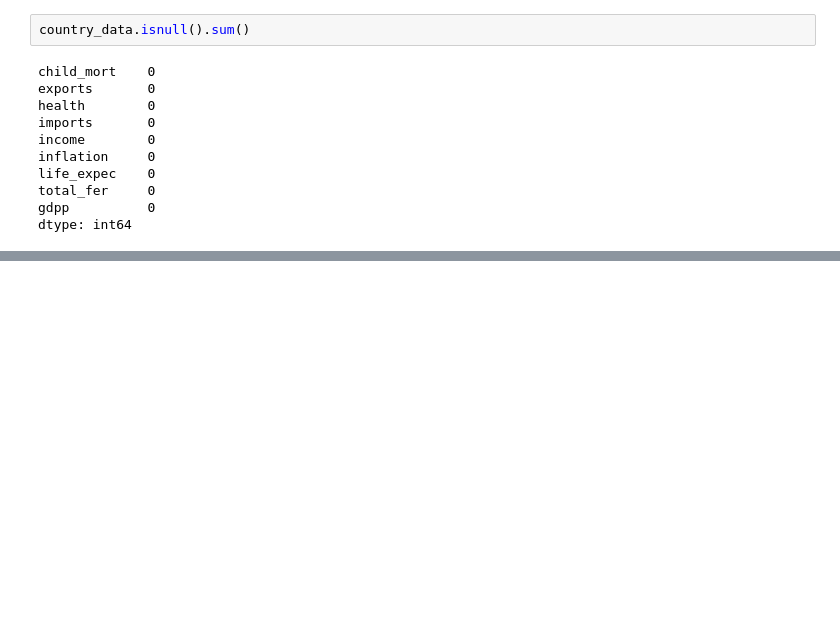
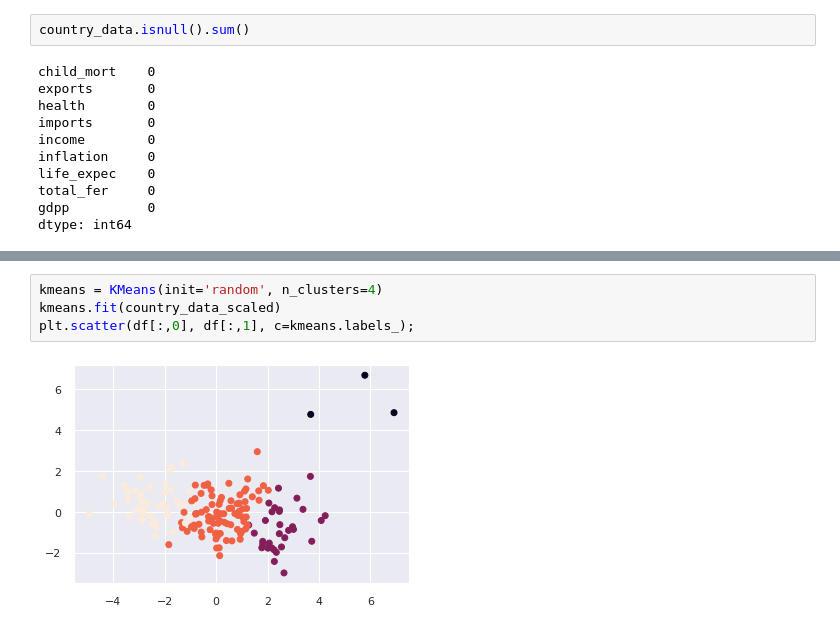
Before and after one commit to 392781/Country-Clustering-Analysis, a Jupyter notebook: country_clustering.ipynb, the cells around one changed output, grey strips where cells are left out. Drawn from its saved outputs; the diff is of its cells as text; blank space fills up the shorter version.

```diff
--- a/country_clustering.ipynb
+++ b/country_clustering.ipynb
@@ -79,0 +91,6 @@ KMeans(country_pca, )
+# %%
+kmeans = KMeans(init='random', n_clusters=4)
+kmeans.fit(country_data_scaled)
+plt.scatter(df[:,0], df[:,1], c=kmeans.labels_);
+# %% [output]
+[figure, added]
```
Also changed, not shown: parts of 11 cells of this notebook.
